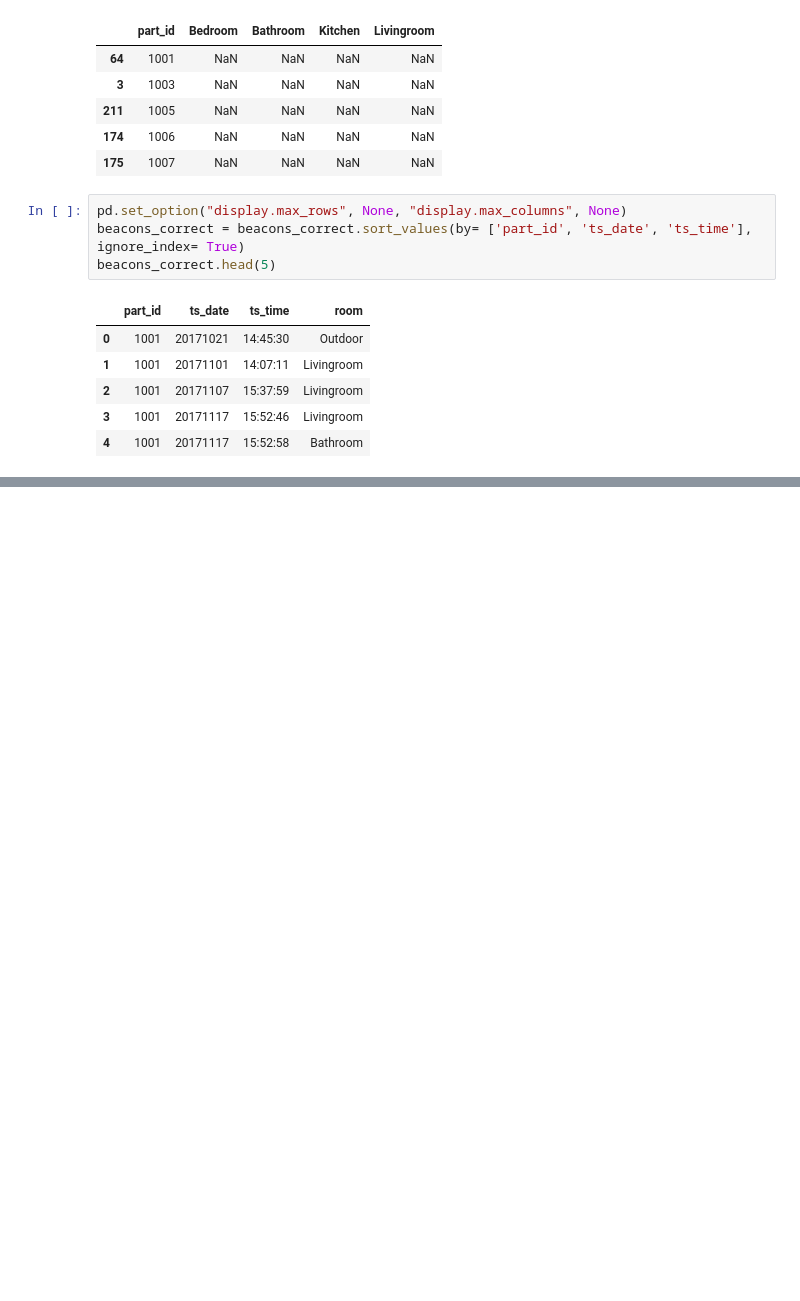
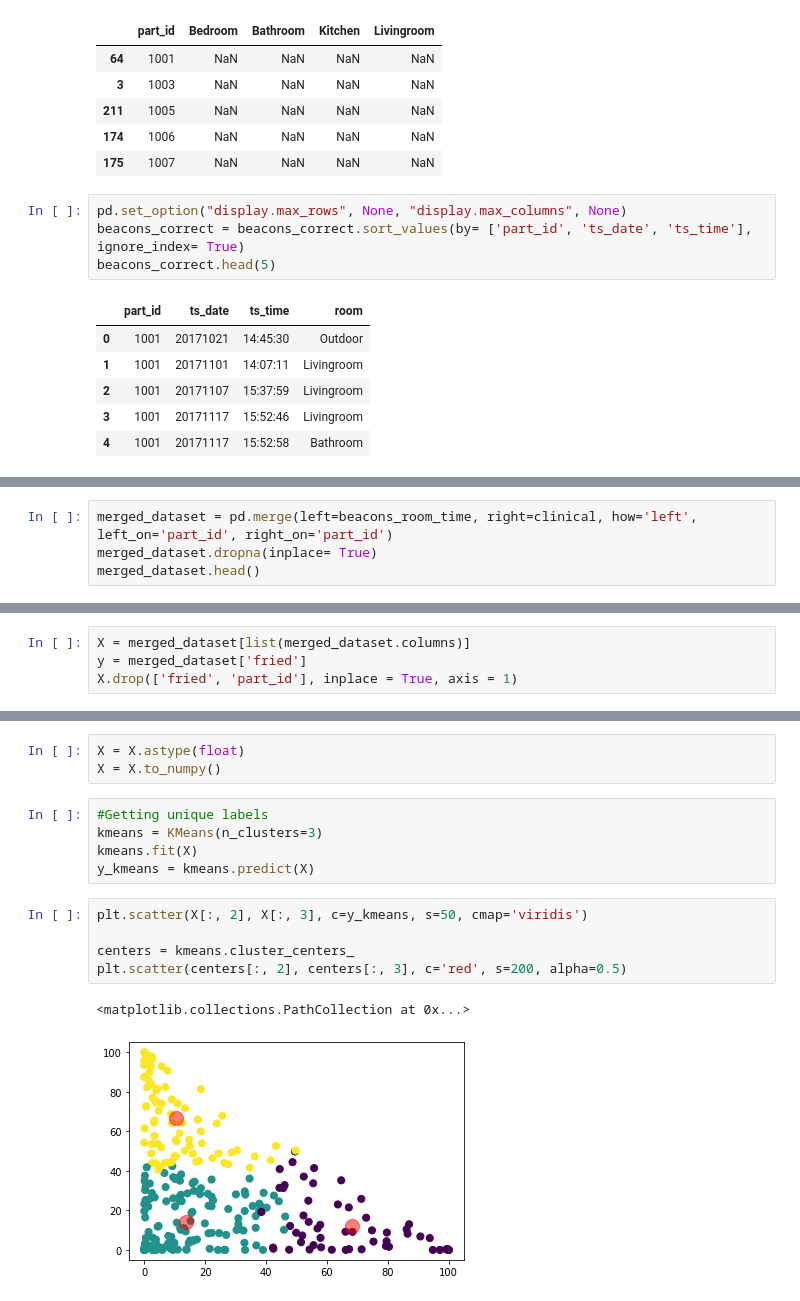
Before and after one commit to eirden96/frailSafe_project, a Jupyter notebook: beacons.ipynb, the cells around one changed output, grey strips where cells are left out. Saved outputs shown, nothing was run; the diff lists cells and outputs as text; blank space fills up the shorter version.

```diff
--- a/beacons.ipynb
+++ b/beacons.ipynb
@@ -252,0 +207,4 @@ pd.to_numeric(beacons_correct['ts_date'][1]) + 1
+# %%
+merged_dataset = pd.merge(left=beacons_room_time, right=clinical, how='left', left_on='part_id', right_on='part_id')
+merged_dataset.dropna(inplace= True)
+merged_dataset.head()
@@ -252,0 +230,4 @@ pd.to_numeric(beacons_correct['ts_date'][1]) + 1
+# %%
+X = merged_dataset[list(merged_dataset.columns)]
+y = merged_dataset['fried']
+X.drop(['fried', 'part_id'], inplace = True, axis = 1)
@@ -252,0 +256,16 @@ pd.to_numeric(beacons_correct['ts_date'][1]) + 1
+# %%
+X = X.astype(float)
+X = X.to_numpy()
+# %%
+#Getting unique labels
+kmeans = KMeans(n_clusters=3)
+kmeans.fit(X)
+y_kmeans = kmeans.predict(X)
+# %%
+plt.scatter(X[:, 2], X[:, 3], c=y_kmeans, s=50, cmap='viridis')
+
+centers = kmeans.cluster_centers_
+plt.scatter(centers[:, 2], centers[:, 3], c='red', s=200, alpha=0.5)
+# %% [output]
+<matplotlib.collections.PathCollection at 0x...>
+[figure, added]
```
Also changed, not shown: parts of 37 cells of this notebook.
